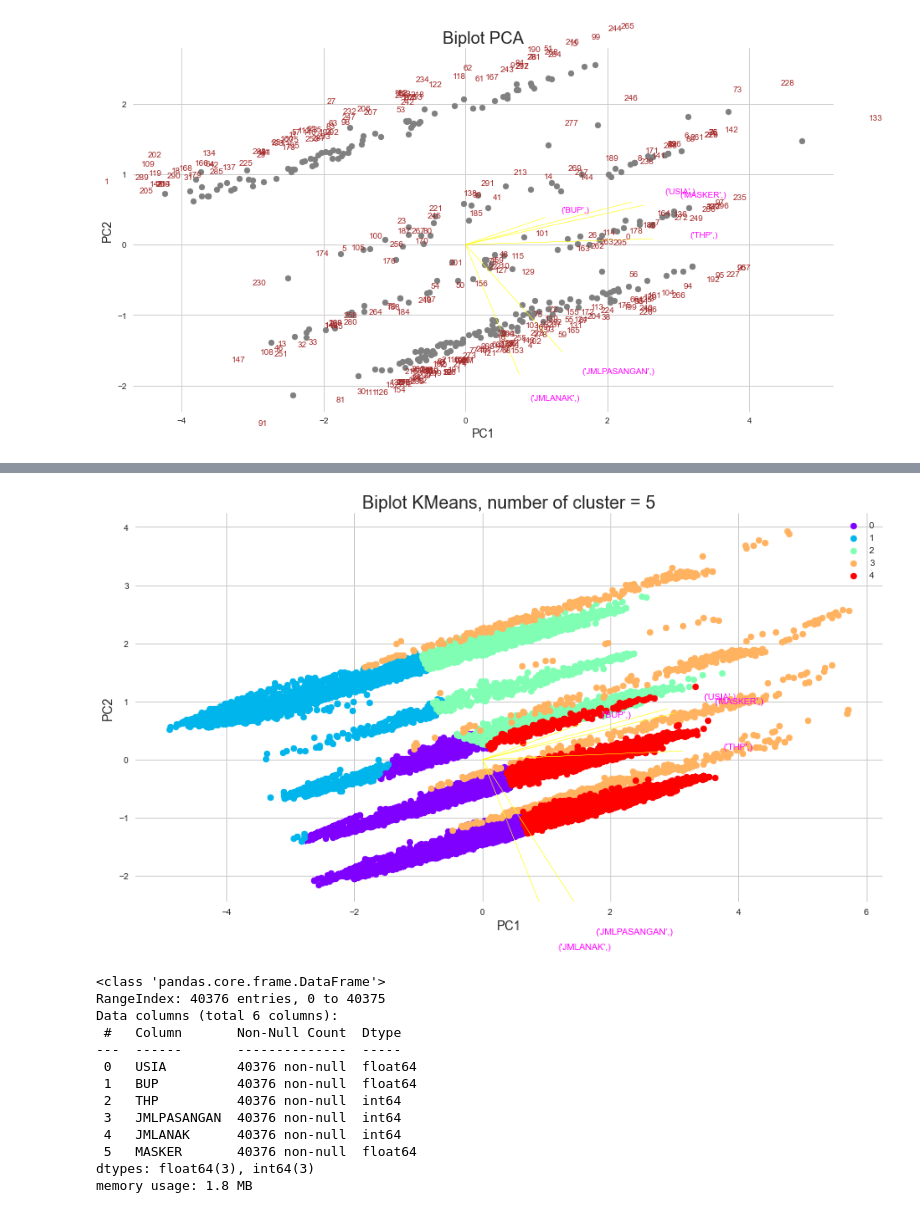
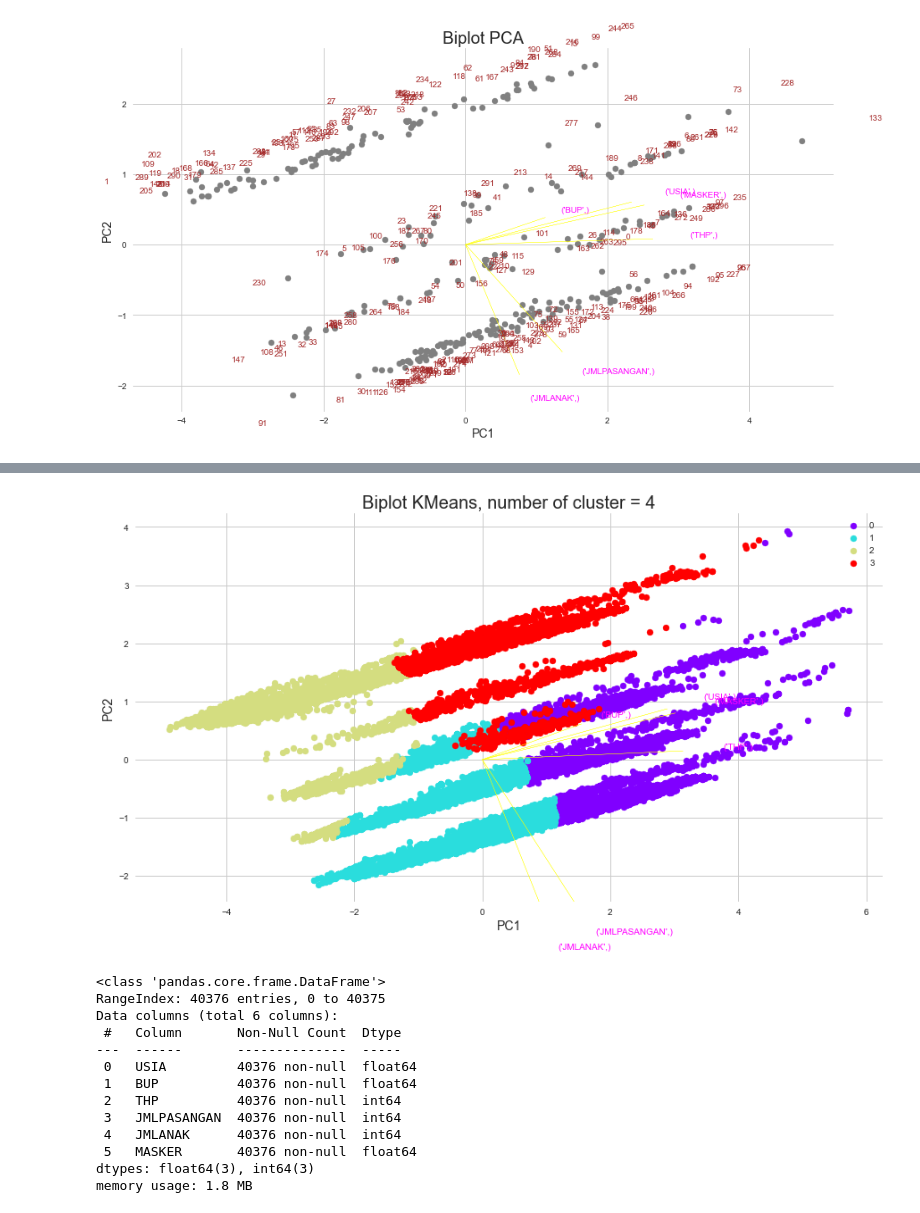
Before and after one commit to PurwadhikaDev/Kelompok_3_DS_Taspen_FinalProject, a Jupyter notebook: capstoneProject.ipynb, the cells around one changed output, grey strips where cells are left out. Cells and saved outputs as stored; diff of their text form; code cells hidden in the pictures.

```diff
--- a/capstoneProject.ipynb
+++ b/capstoneProject.ipynb
@@ -1514,8 +1513,8 @@ print(label_ex_a)
 # %%
 # code here
-biplot_kmeans(aktif_scaled, 5, feature_name=True)
+biplot_kmeans(aktif_scaled, 4, feature_name=True)
 # %% [output]
-[figure, old version]
+[figure, new version]
 # %%
 aktif_da.info()
 # %% [output]
```
Also changed, not shown: parts of 30 cells of this notebook, 1 other file.
